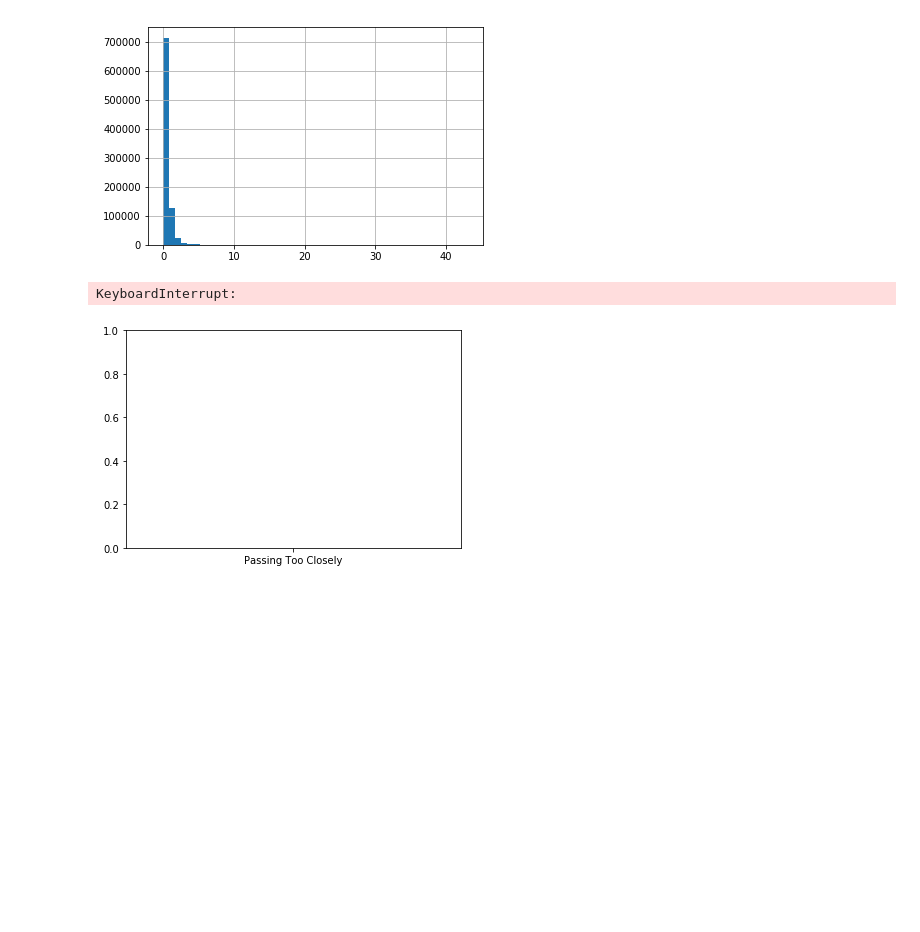
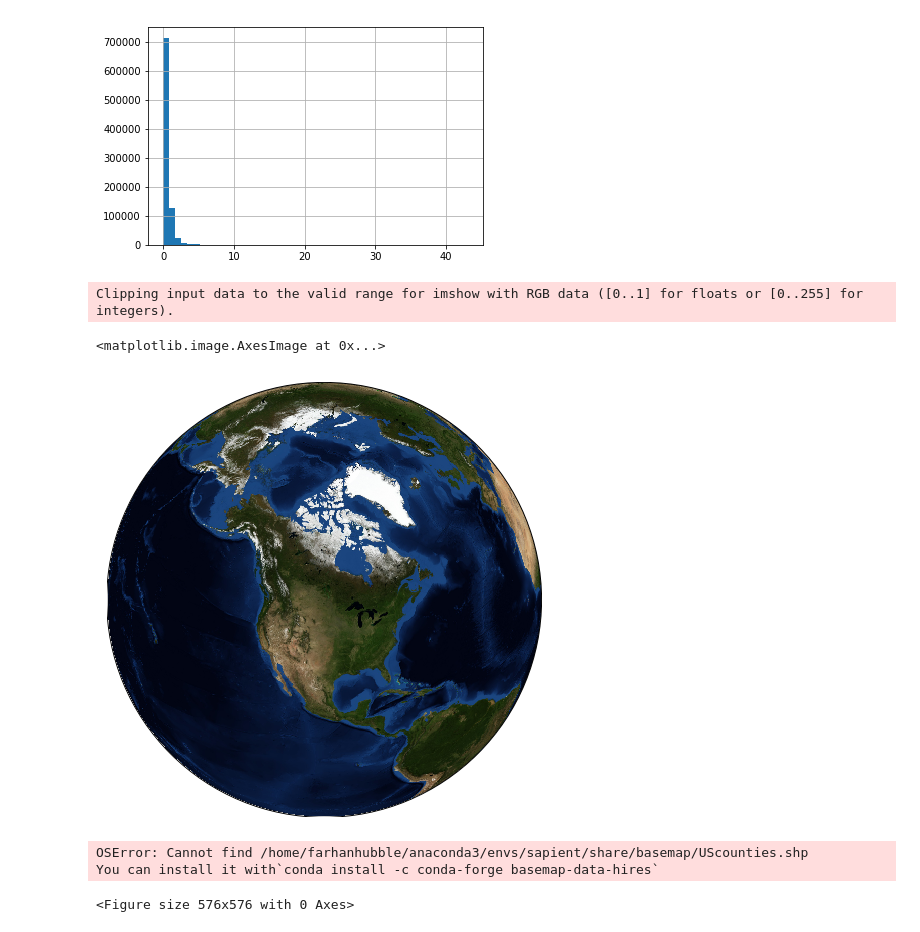
Before and after one commit to udacity/sapient-webinar, a Jupyter notebook: collisions.ipynb, the cells around one changed output. Cells and saved outputs as stored; diff of their text form; code cells hidden in the pictures; blank space fills up the shorter version.

```diff
--- a/collisions.ipynb
+++ b/collisions.ipynb
@@ -234,8 +240,3 @@ data['NUMBER OF PERSONS INJURED'].hist(bins=50)
 # %% [output]
 <matplotlib.axes._subplots.AxesSubplot at 0x...>
 [figure]
-# %%
-data['CONTRIBUTING FACTOR VEHICLE 1'].hist()
-# %% [output]
-KeyboardInterrupt:
-[figure, removed]
@@ -241,0 +246,19 @@ KeyboardInterrupt:
+# %%
+plt.figure(figsize=(8, 8))
+m = Basemap(projection='ortho', resolution=None, lat_0=50, lon_0=-100)
+m.bluemarble(scale=0.5)
+# %% [output]
+Clipping input data to the valid range for imshow with RGB data ([0..1] for floats or [0..255] for integers).
+<matplotlib.image.AxesImage at 0x...>
+[figure, added]
+# %%
+plt.figure(figsize=(8, 8))
+m = Basemap(projection='cyl', resolution=None, llcrnrlon=-74.259090, llcrnrlat=40.477399, urcrnrlon=-73.700272, urcrnrlat=40.917577, area_thresh=0.01)
+#m.etopo(scale=0.5, alpha=0.5)
+#m.bluemarble(scale=0.5)
+m.drawcounties()
+plt.show()
+# %% [output]
+OSError: Cannot find /home/farhanhubble/anaconda3/envs/sapient/share/basemap/UScounties.shp
+You can install it with`conda install -c conda-forge basemap-data-hires`
+<Figure size 576x576 with 0 Axes>
```
Also changed, not shown: parts of 8 cells of this notebook.
